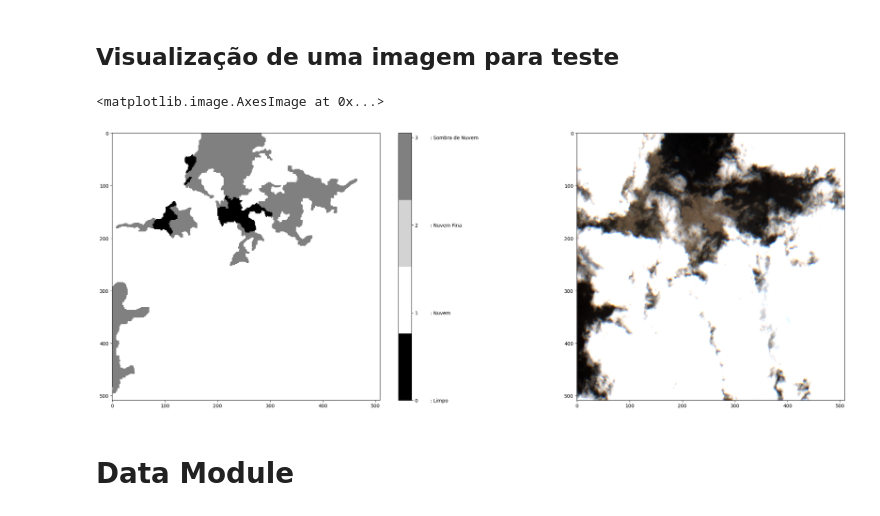
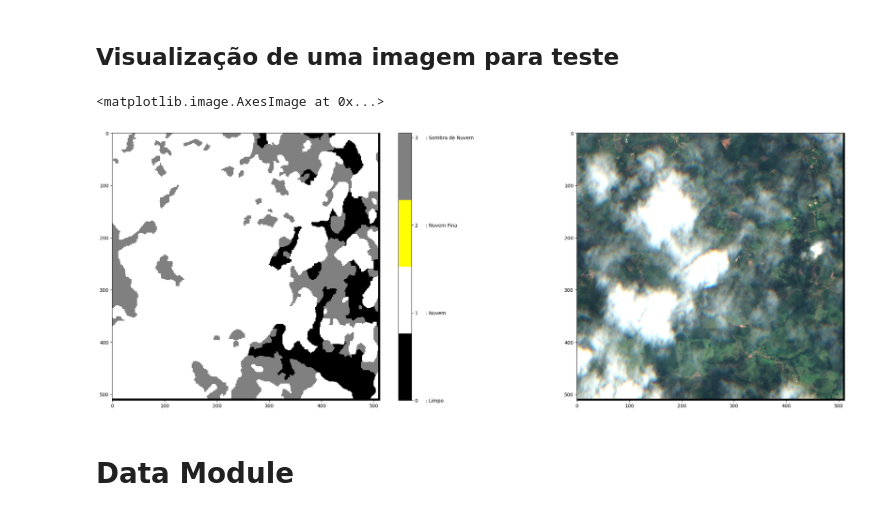
Before and after one commit to Alanbreno/Cloud-Detection-S2-SBSR, a Jupyter notebook: main.ipynb, the cells around one changed output. Drawn from its saved outputs; the diff is of its cells as text; code cells hidden in the pictures.

Commit message:
Primeiro teste Unet

```diff
--- a/main.ipynb
+++ b/main.ipynb
@@ -30,10 +33,20 @@ def normalize_band(band, stretch_factor=1.5):
 # %% [markdown]
 ## **Criação do Dataset com os paths das imagens**
 # %%
-# Listar arquivos de treino, validação e teste
-train_files = glob.glob('D:/CloudSEN12+/p509/high/train/*/*/*.tif')
-val_files = glob.glob('D:/CloudSEN12+/p509/high/val/*/*/*.tif')
-test_files = glob.glob('D:/CloudSEN12+/p509/high/test/*/*/*.tif')
+# Listar arquivos de treino, validação e teste para as imagens de 512x512
+train_files_512 = glob.glob(r'C:\Users\alanb\Documents\CloudSen12_Br_Resized\p509\high\train_br\*.tif')
+val_files_512 = glob.glob(r'C:\Users\alanb\Documents\CloudSen12_Br_Resized\p509\high\val_br\*.tif')
+test_files_512 = glob.glob(r'C:\Users\alanb\Documents\CloudSen12_Br_Resized\p509\high\test_br\*.tif')
+
+# Listar arquivos de treino, validação e teste para as imagens de 2048x2048
+train_files_2048 = glob.glob(r'C:\Users\alanb\Documents\CloudSen12_Br_Resized\p2000\train_br\*.tif')
+val_files_2048 = glob.glob(r'C:\Users\alanb\Documents\CloudSen12_Br_Resized\p2000\val_br\*.tif')
+test_files_2048 = glob.glob(r'C:\Users\alanb\Documents\CloudSen12_Br_Resized\p2000\test_br\*.tif')
+
+# Concatenando os conjuntos de treino, validação e teste
+train_files = train_files_512 + train_files_2048
+val_files = val_files_512 + val_files_2048
+test_files = test_files_512 + test_files_2048
 
 # Criar DataFrames e adicionar a coluna 'set_type'
 train_df = pd.DataFrame(train_files, columns=['file_path'])
@@ -50,44 +63,43 @@ df = pd.concat([train_df, val_df, test_df], ignore_index=True)
 # %% [markdown]
 ## **Visualização de uma imagem para teste**
 # %%
-src = rasterio.open(df[df['set_type'] == 'train']['file_path'][0])
+src = rasterio.open(df['file_path'][0])
 # Ler todas as bandas
 sample = src.read()
 b_r = normalize_band(sample[3], stretch_factor=1)
 b_g = normalize_band(sample[2], stretch_factor=1)
 b_b = normalize_band(sample[1], stretch_factor=1)
-rgb_composite_raw = (np.dstack((b_r, b_g, b_b))*3).clip(0,1)
+rgb_composite_raw = (np.dstack((b_r, b_g, b_b))*1.5).clip(0,1)
 
 colors = {
     0: 'black',         # Limpo
     1: 'white',         # Nuvem
-    2: 'lightgray',     # Nuvem Fina
+    2: 'yellow',     # Nuvem Fina
     3: 'gray',          # Sombra de Nuvem
 }
 
 labels = [
     'Limpo',                 # 0
     'Nuvem',                 # 1
     'Nuvem Fina',            # 2
     'Sombra de Nuvem'        # 3
 ]
-
 
 mascara_de_classificacao = sample[13]
 
 max_color_len = max(len(color) for color in colors.values())
 
 # Cria uma lista de cores para a visualização usando Matplotlib
 cmap = ListedColormap([colors[i] for i in colors])
 
 _, ax = plt.subplots(nrows=1, ncols=2, figsize=(30, 10))
 im = ax[0].imshow(mascara_de_classificacao, cmap=cmap, interpolation='none', vmin=0, vmax=max(colors)+0.05)
 colorbar = plt.colorbar(im, ax=ax[0], ticks=list(colors.keys()), format=lambda x, pos: f"{x: <{max_color_len}}: {labels[x]}")
 
 ax[1].imshow(rgb_composite_raw)
 # %% [output]
 <matplotlib.image.AxesImage at 0x...>
-[figure, old version]
+[figure, new version]
 # %% [markdown]
 # **Data Module**
 # %%
```
Also changed, not shown: parts of 7 cells of this notebook, 7 other files.
